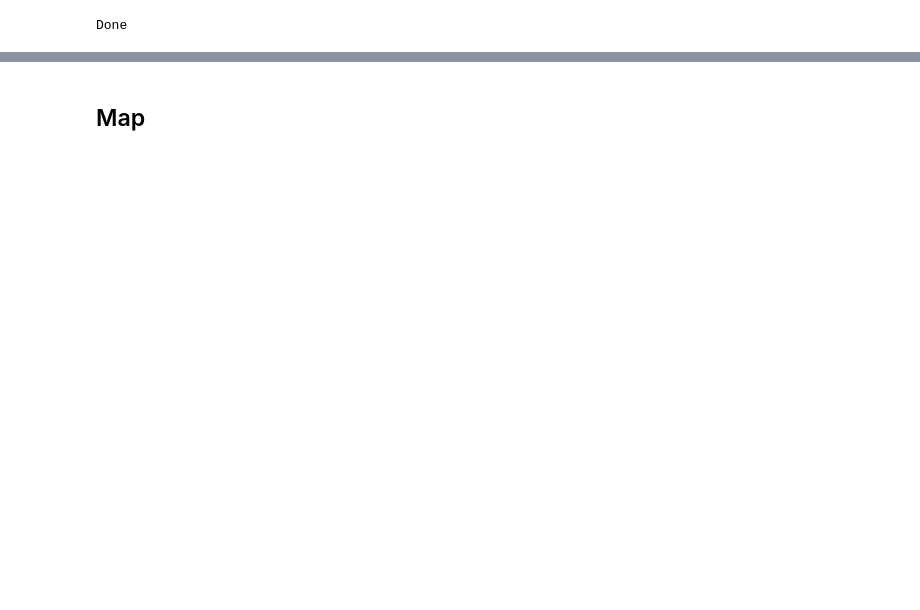
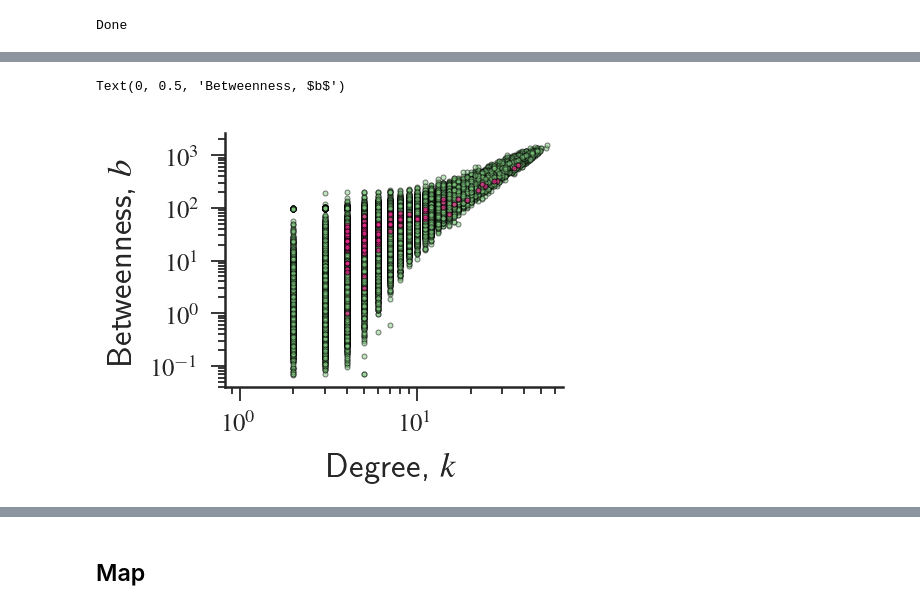
Before and after one commit to lgaalves/CentralityAnomaly, a Jupyter notebook: notebooks/anomaly.ipynb, the cells around one changed output, grey strips where cells are left out. Cells and saved outputs as stored; diff of their text form; code cells hidden in the pictures; blank space fills up the shorter version.

```diff
--- a/notebooks/anomaly.ipynb
+++ b/notebooks/anomaly.ipynb
@@ -882,4 +864,8 @@ for i in range(0,100):
 # %%
+def read_ksb_model(method,file):
+    k,s,b=np.array(pd.read_csv('../spatial_model/{}_ksb_{}.txt'.format(method,file),index_col=0).T)
+    return k,s,b
+
 def calculate_kbs_samples(method,file,nodes,n_samples):
     rk=[]
     rb=[]
@@ -907,18 +893,20 @@ def calculate_kbs_samples(method,file,nodes,n_samples):
     pd.DataFrame(rb).to_csv('../spatial_model/{}/b_{}.csv'.format(method,file))
     return rk,rs,rb
 # %%
-file='5_1000_4_10_1_10'
+file='5_100_4_0.01_1_10'
 nodes=[i for i in range(1,final_nodes)]
 # %%
 # rk,rs,rb=calculate_kbs_samples(method='UBCM',file=file,nodes=nodes,n_samples=1000)
 # %%
 def read_ksb_samples(method,file):
-    rk=np.array(pd.read_csv('../spatial_model/{}_k_{}.csv'.format(method,file),index_col=0))
-    rs=np.array(pd.read_csv('../spatial_model/{}_s_{}.csv'.format(method,file),index_col=0))
-    rb=np.array(pd.read_csv('../spatial_model/{}_b_{}.csv'.format(method,file),index_col=0))
+    rk=np.array(pd.read_csv('../spatial_model/{}/k_{}.csv'.format(method,file),index_col=0))
+    rs=np.array(pd.read_csv('../spatial_model/{}/s_{}.csv'.format(method,file),index_col=0))
+    rb=np.array(pd.read_csv('../spatial_model/{}/b_{}.csv'.format(method,file),index_col=0))
     return rk,rs,rb
 # %%
  rk,rs,rb = read_ksb_samples('UECM',file)
+# %%
+degree,strength,betweeness =  read_ksb_model('UECM',file)
 # %%
 fig, ax = plt.subplots(figsize=figsizer)
 r=[]
@@ -972,27 +964,30 @@ ax.set_yscale('log')
 # %%
 fig, ax = plt.subplots(figsize=figsizer)
 
-ax.plot(degree,bc,'o',
+ax.plot(degree,betweeness,'o',
     color='#e7298a',
     markersize=5,
     alpha=0.7,
     markeredgecolor="k",
     markeredgewidth=1,
     rasterized=False,zorder=10)
 
 ax.plot(rk,rb,'o',
         color='#7fc97f',
         markersize=5,
         alpha=0.5,
         markeredgecolor="k",
         markeredgewidth=1,
         rasterized=True,zorder=-1)
 
-# ax.set_xscale('log')
-# ax.set_yscale('log')
+ax.set_xscale('log')
+ax.set_yscale('log')
 
 ax.set_xlabel(r"Degree, $k$")
 ax.set_ylabel(r"Betweenness, $b$")
+# %% [output]
+Text(0, 0.5, 'Betweenness, $b$')
+[figure, added]
 # %%
 fig, ax = plt.subplots(figsize=figsizer)
 
```
Also changed, not shown: parts of 10 cells of this notebook, 3 other files.
